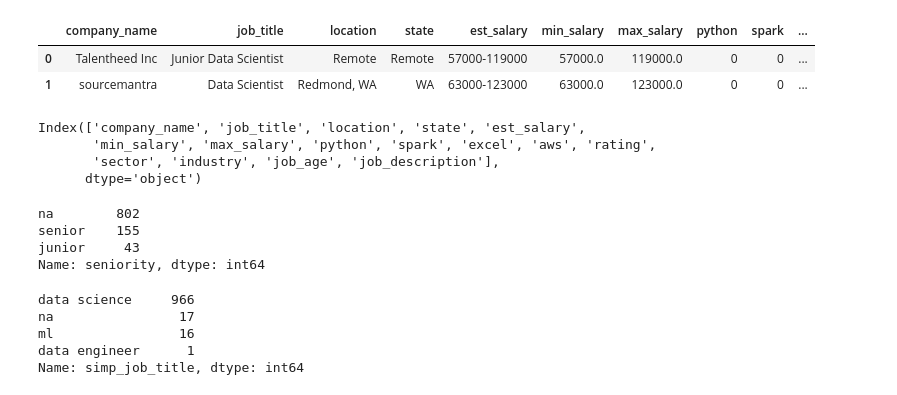
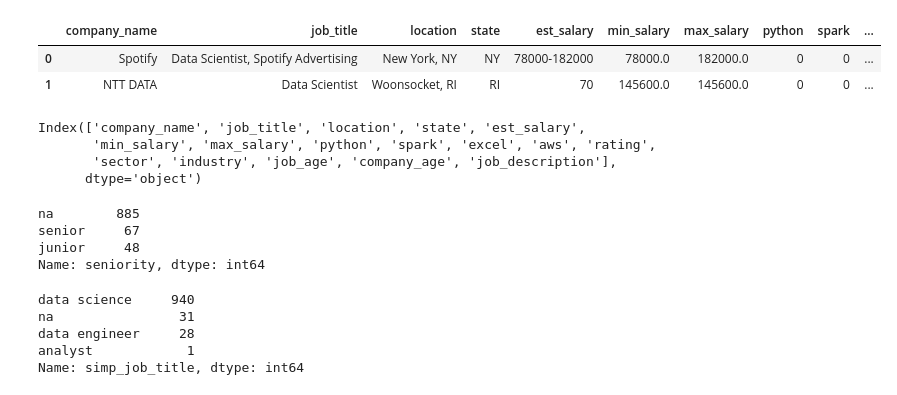
Before and after one commit to maxiberton/salary_pred_project, a Jupyter notebook: data_eda.ipynb, the cells around one changed output. Cells and saved outputs as stored; diff of their text form; code cells hidden in the pictures.

Commit message:
Adds company_age to the data.

```diff
--- a/data_eda.ipynb
+++ b/data_eda.ipynb
@@ -4,18 +4,18 @@ import numpy as np
 import seaborn as sns
 import matplotlib.pyplot as plt
 # %%
-df = pd.read_csv('clean_jobs_data.csv')
+df = pd.read_csv('clean_jobs_data_1.csv')
 df.head(2)
 # %% [output]
 |  | company_name | job_title | location | state | est_salary | min_salary | max_salary | python | spark | ... |
-| 0 | Talentheed Inc | Junior Data Scientist | Remote | Remote | 57000-119000 | 57000.0 | 119000.0 | 0 | 0 | ... |
-| 1 | sourcemantra | Data Scientist | Redmond, WA | WA | 63000-123000 | 63000.0 | 123000.0 | 0 | 0 | ... |
+| 0 | Spotify | Data Scientist, Spotify Advertising | New York, NY | NY | 78000-182000 | 78000.0 | 182000.0 | 0 | 0 | ... |
+| 1 | NTT DATA | Data Scientist | Woonsocket, RI | RI | 70 | 145600.0 | 145600.0 | 0 | 0 | ... |
 # %%
 df.columns
 # %% [output]
 Index(['company_name', 'job_title', 'location', 'state', 'est_salary',
        'min_salary', 'max_salary', 'python', 'spark', 'excel', 'aws', 'rating',
-       'sector', 'industry', 'job_age', 'job_description'],
+       'sector', 'industry', 'job_age', 'company_age', 'job_description'],
       dtype='object')
 # %%
 def simplify_job_title(job_title):
@@ -50,17 +50,17 @@ df['avg_salary'] = (df['min_salary'] + df['max_salary']) / 2
 # %%
 df.seniority.value_counts()
 # %% [output]
-na        802
-senior    155
-junior     43
+na        885
+senior     67
+junior     48
 Name: seniority, dtype: int64
 # %%
 df.simp_job_title.value_counts()
 # %% [output]
-data science     966
-na                17
-ml                16
-data engineer      1
+data science     940
+na                31
+data engineer     28
+analyst            1
 Name: simp_job_title, dtype: int64
 # %%
 df.describe()
```
Also changed, not shown: parts of 6 cells of this notebook, 8 other files.
